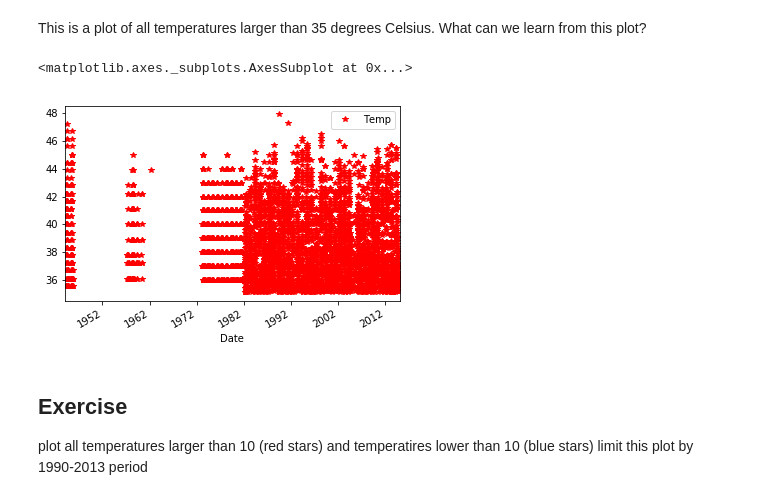
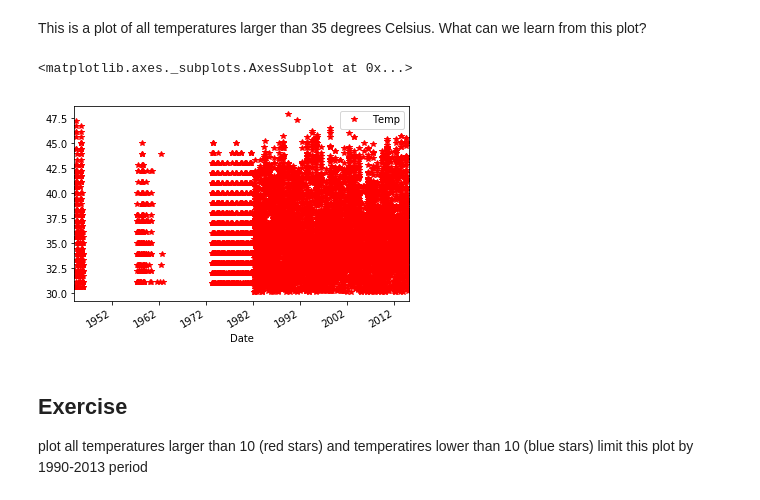
Before and after one commit to koldunovn/python_for_geosciences, a Jupyter notebook: 06 - Time series (Pandas).ipynb, the cells around one changed output. Drawn from its saved outputs; the diff is of its cells as text; code cells hidden in the pictures.

```diff
--- a/06 - Time series (Pandas).ipynb
+++ b/06 - Time series (Pandas).ipynb
@@ -118,10 +127,10 @@ What was temperature in Delhi at your burthsday (or at the closest day)?
 # %% [markdown]
 This is a plot of all temperatures larger than 35  degrees Celsius. What can we learn from this plot?
 # %%
-tmax[tmax > 35].plot(style='r*')
+tmax[tmax > 30].plot(style='r*')
 # %% [output]
 <matplotlib.axes._subplots.AxesSubplot at 0x...>
-[figure, old version]
+[figure, new version]
 # %% [markdown]
 ## Exercise
 
```
Also changed, not shown: parts of 38 cells of this notebook.
